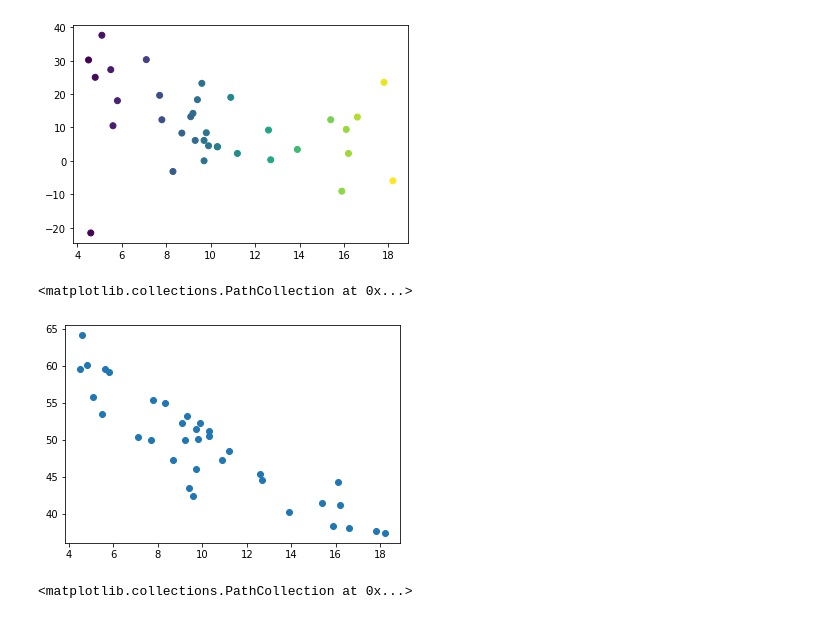
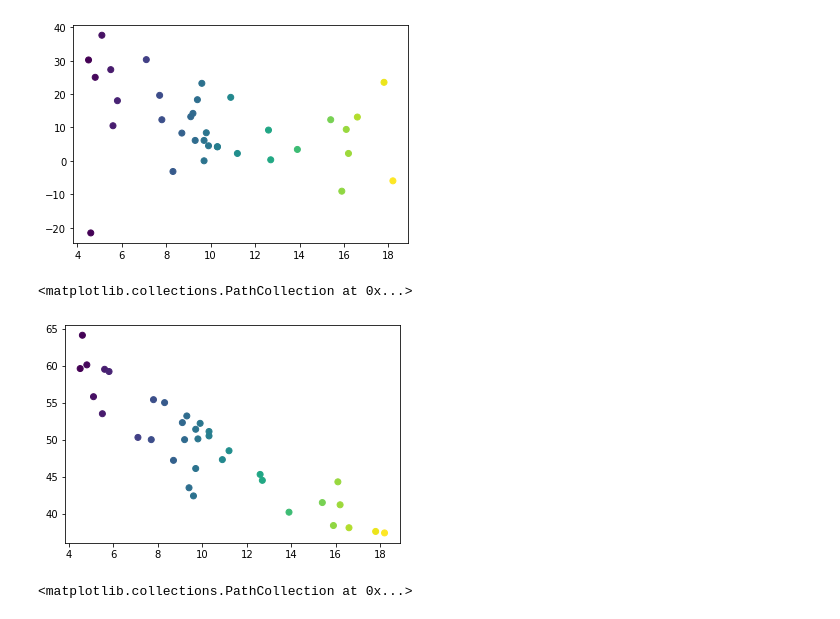
Before and after one commit to Esbrouffes/MLChall1, a Jupyter notebook: vanessa.ipynb, the cells around one changed output. Saved outputs shown, nothing was run; the diff lists cells and outputs as text; code cells hidden in the pictures.

```diff
--- a/vanessa.ipynb
+++ b/vanessa.ipynb
@@ -81,10 +67,10 @@ plt.scatter(temperature['Moyenne'],temperature['Longitude'],c=temperature['Moyen
 <matplotlib.collections.PathCollection at 0x...>
 [figure]
 # %%
-plt.scatter(temperature['Moyenne'],temperature['Latitude'])
+plt.scatter(temperature['Moyenne'],temperature['Latitude'],c=temperature['Moyenne'])
 # %% [output]
 <matplotlib.collections.PathCollection at 0x...>
-[figure, old version]
+[figure, new version]
 # %%
 plt.scatter(temperature['Region'],temperature['Moyenne'],c=temperature['Moyenne'])
 # %% [output]
```
Also changed, not shown: parts of 9 cells of this notebook.
